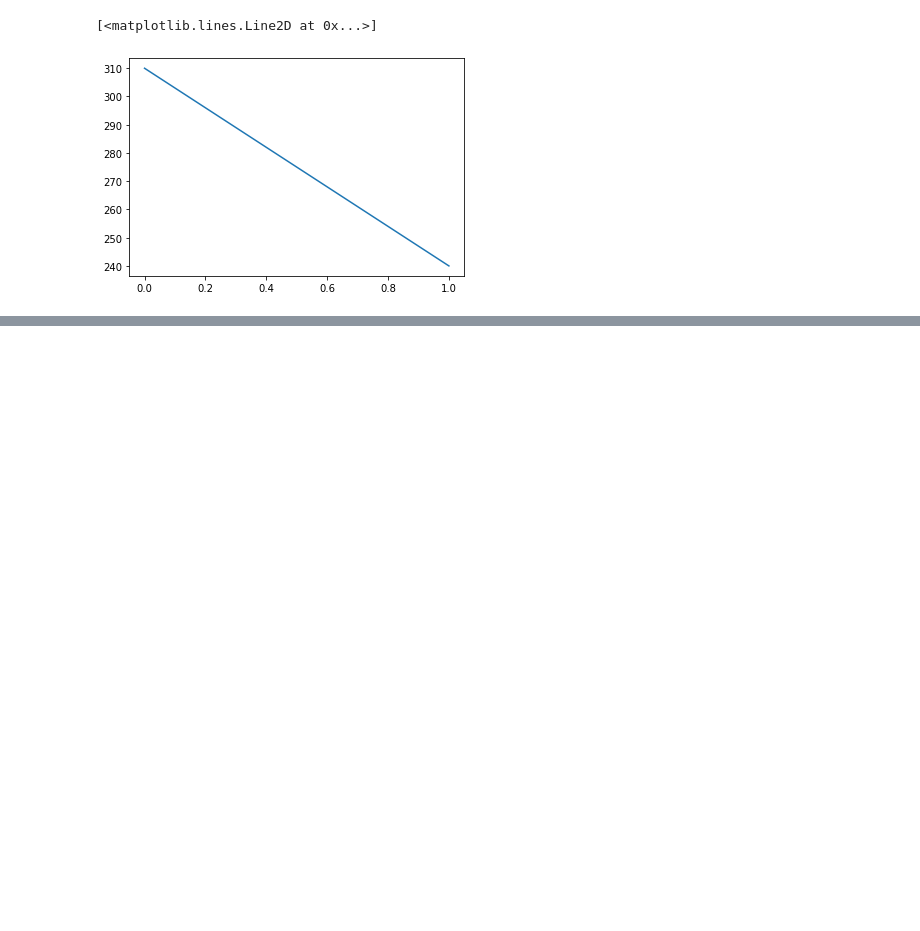
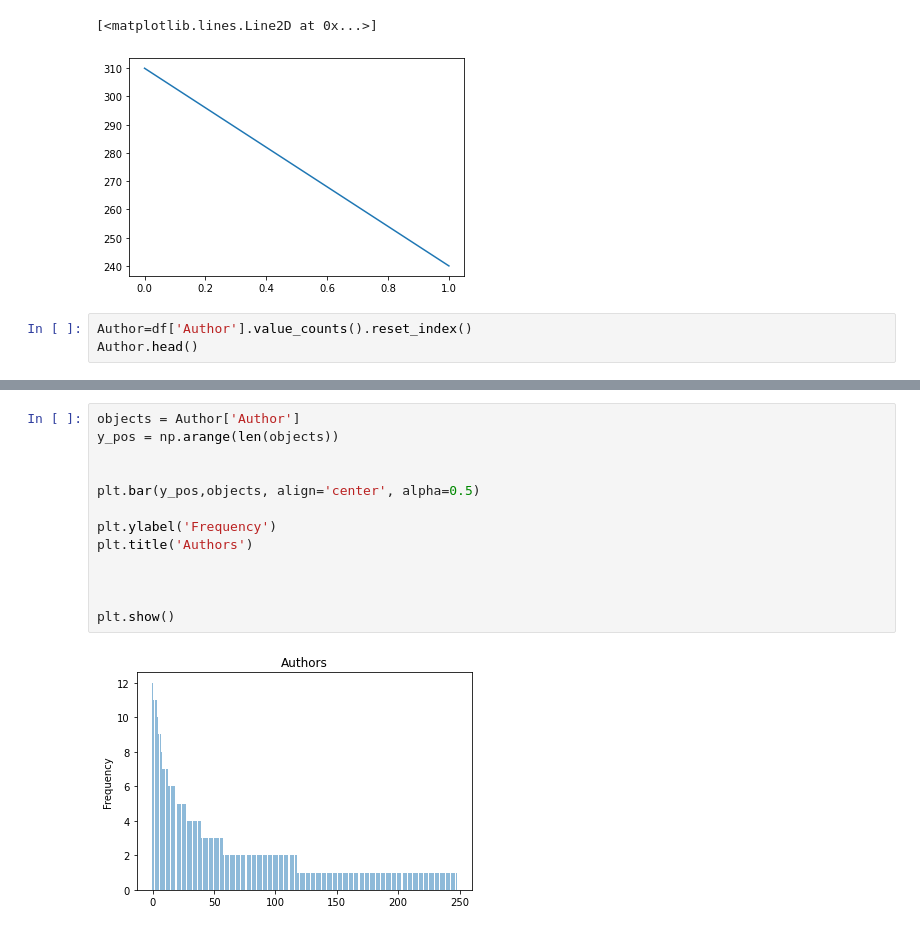
Before and after one commit to fraborm/kaggle-challenge-LMF, a Jupyter notebook: exercise LMF.ipynb, the cells around one changed output, grey strips where cells are left out. Saved outputs shown, nothing was run; the diff lists cells and outputs as text; blank space fills up the shorter version.

```diff
--- a/exercise LMF.ipynb
+++ b/exercise LMF.ipynb
@@ -25,3 +26,6 @@ plt.plot(Genre['Genre'])
 # %% [output]
 [<matplotlib.lines.Line2D at 0x...>]
 [figure]
+# %%
+Author=df['Author'].value_counts().reset_index()
+Author.head()
@@ -27,0 +60,15 @@ plt.plot(Genre['Genre'])
+# %%
+objects = Author['Author']
+y_pos = np.arange(len(objects))
+
+
+plt.bar(y_pos,objects, align='center', alpha=0.5)
+
+plt.ylabel('Frequency')
+plt.title('Authors')
+
+
+
+plt.show()
+# %% [output]
+[figure, added]
```
Also changed, not shown: parts of 4 cells of this notebook.
